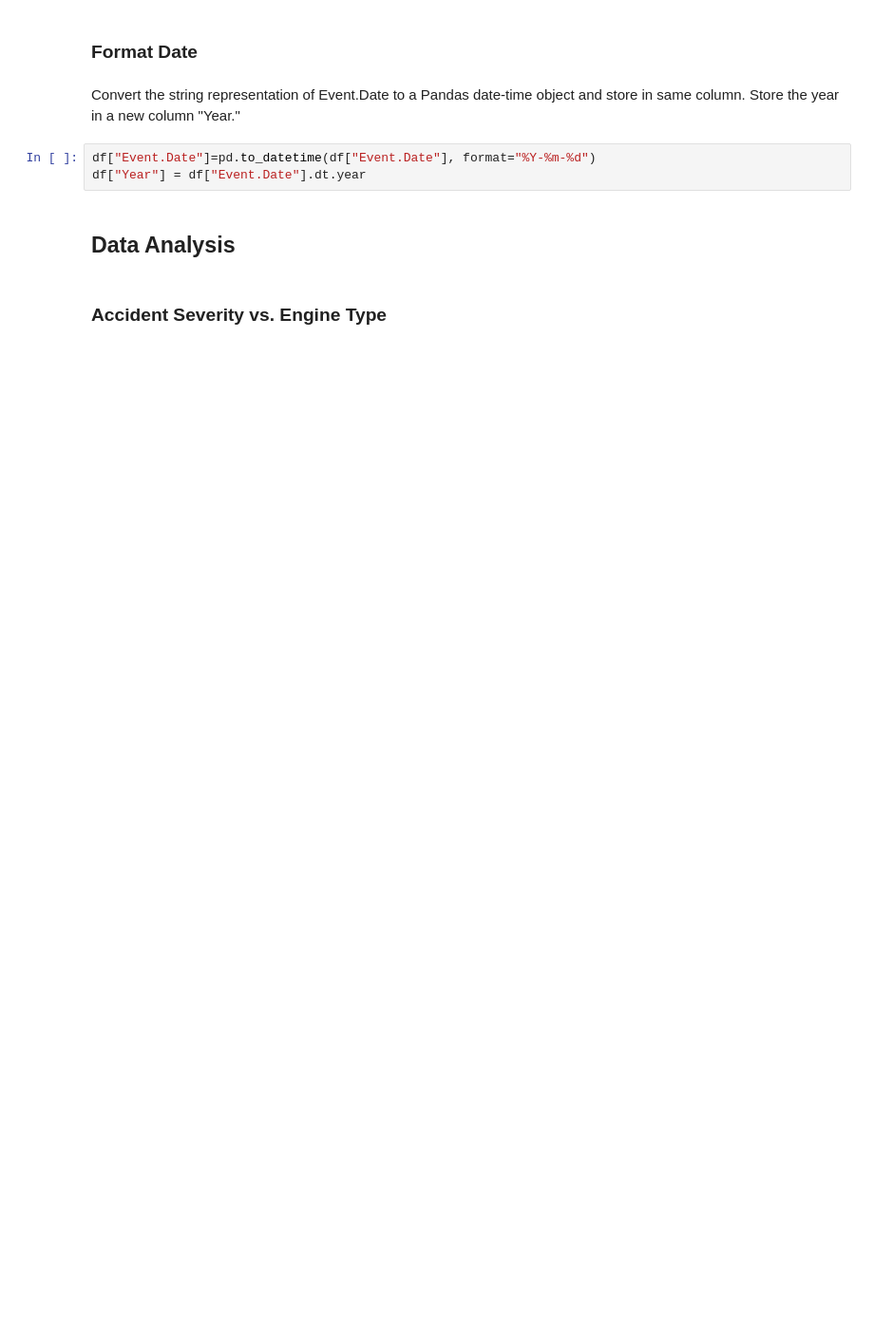
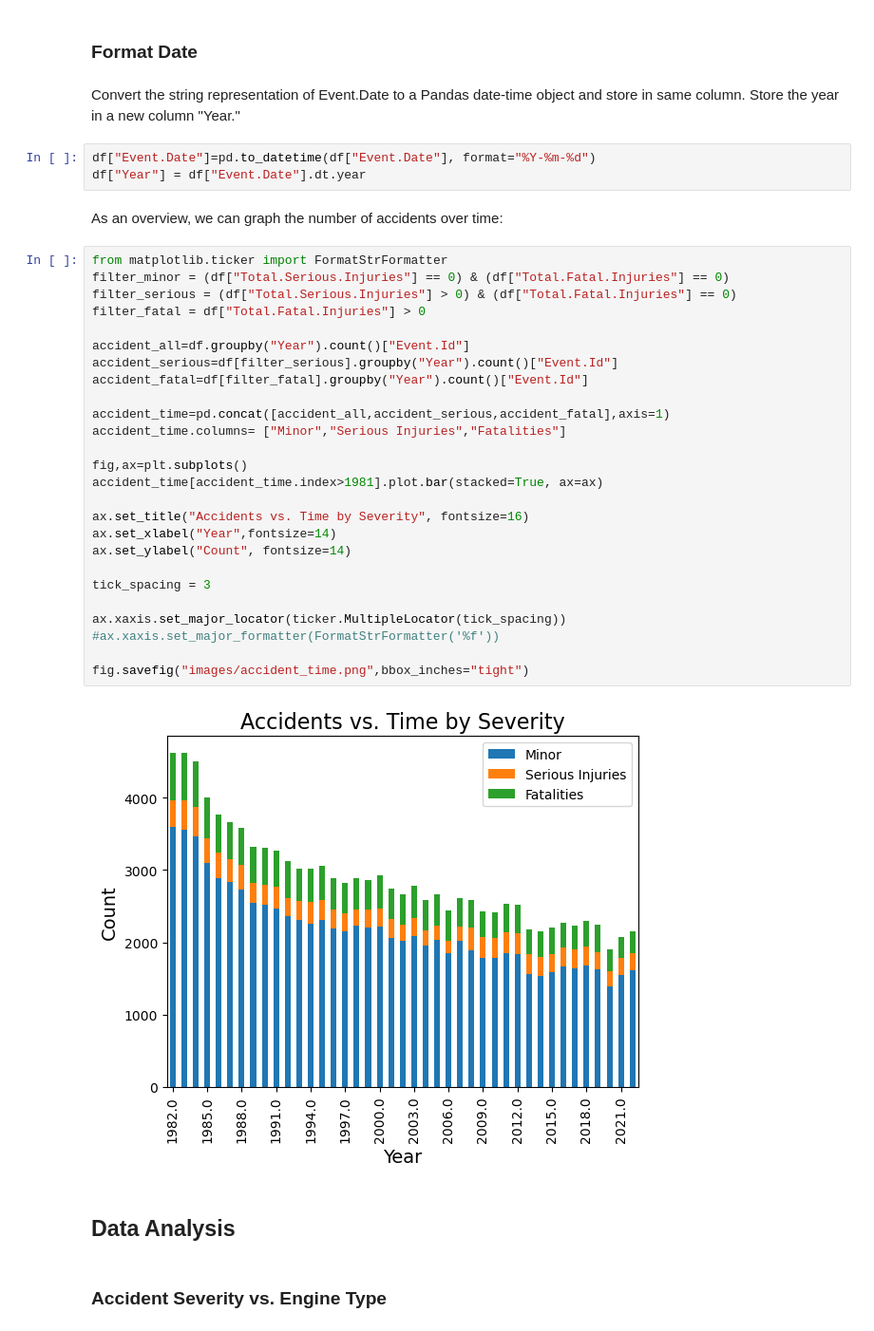
Before and after one commit to jgoett2/AirplaneRecommendations, a Jupyter notebook: AirplaneAnalysis.ipynb, the cells around one changed output. Shown: that part at 95% size. Saved outputs shown, nothing was run; the diff lists cells and outputs as text; blank space fills up the shorter version.

```diff
--- a/AirplaneAnalysis.ipynb
+++ b/AirplaneAnalysis.ipynb
@@ -88,9 +112,39 @@ df["In.Production"] = dp.lookup_production(df,planes_all)
 ### Format Date
 # %% [markdown]
 Convert the string representation of Event.Date to a Pandas date-time object and store in same column.  Store the year in a new column "Year."
-# %%
-df["Event.Date"]=pd.to_datetime(df["Event.Date"], format="%Y-%m-%d")
-df["Year"] = df["Event.Date"].dt.year
+# %%
+df["Event.Date"]=pd.to_datetime(df["Event.Date"], format="%Y-%m-%d")
+df["Year"] = df["Event.Date"].dt.year
+# %% [markdown]
+As an overview, we can graph the number of accidents over time:
+# %%
+from matplotlib.ticker import FormatStrFormatter
+filter_minor = (df["Total.Serious.Injuries"] == 0) & (df["Total.Fatal.Injuries"] == 0)
+filter_serious = (df["Total.Serious.Injuries"] > 0) & (df["Total.Fatal.Injuries"] == 0)
+filter_fatal = df["Total.Fatal.Injuries"] > 0
+
+accident_all=df.groupby("Year").count()["Event.Id"]
+accident_serious=df[filter_serious].groupby("Year").count()["Event.Id"]
+accident_fatal=df[filter_fatal].groupby("Year").count()["Event.Id"]
+
+accident_time=pd.concat([accident_all,accident_serious,accident_fatal],axis=1)
+accident_time.columns= ["Minor","Serious Injuries","Fatalities"]
+
+fig,ax=plt.subplots()
+accident_time[accident_time.index>1981].plot.bar(stacked=True, ax=ax)
+
+ax.set_title("Accidents vs. Time by Severity", fontsize=16)
+ax.set_xlabel("Year",fontsize=14)
+ax.set_ylabel("Count", fontsize=14)
+
+tick_spacing = 3
+
+ax.xaxis.set_major_locator(ticker.MultipleLocator(tick_spacing))
+#ax.xaxis.set_major_formatter(FormatStrFormatter('%f'))
+
+fig.savefig("images/accident_time.png",bbox_inches="tight")
+# %% [output]
+[figure, added]
 # %% [markdown]
 ## Data Analysis
 # %% [markdown]
```
Also changed, not shown: parts of 37 cells of this notebook, 3 other files.
